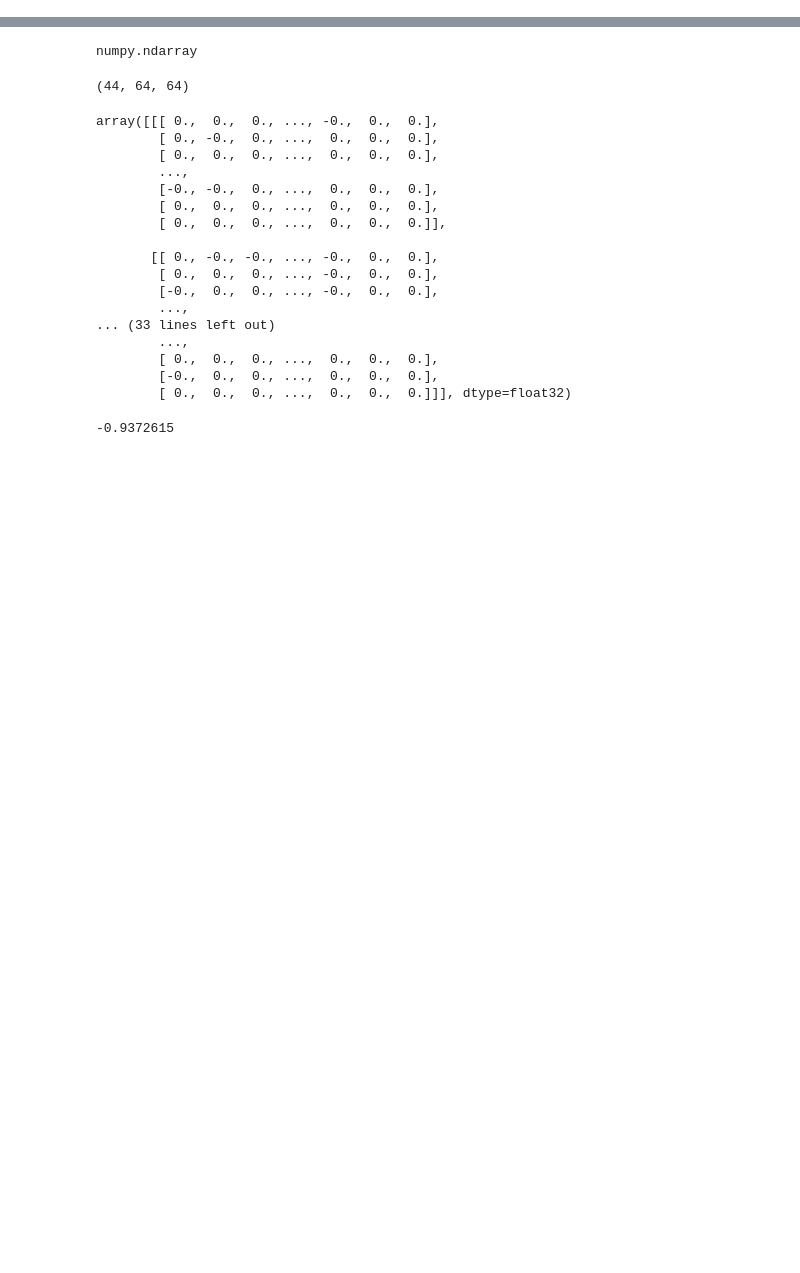
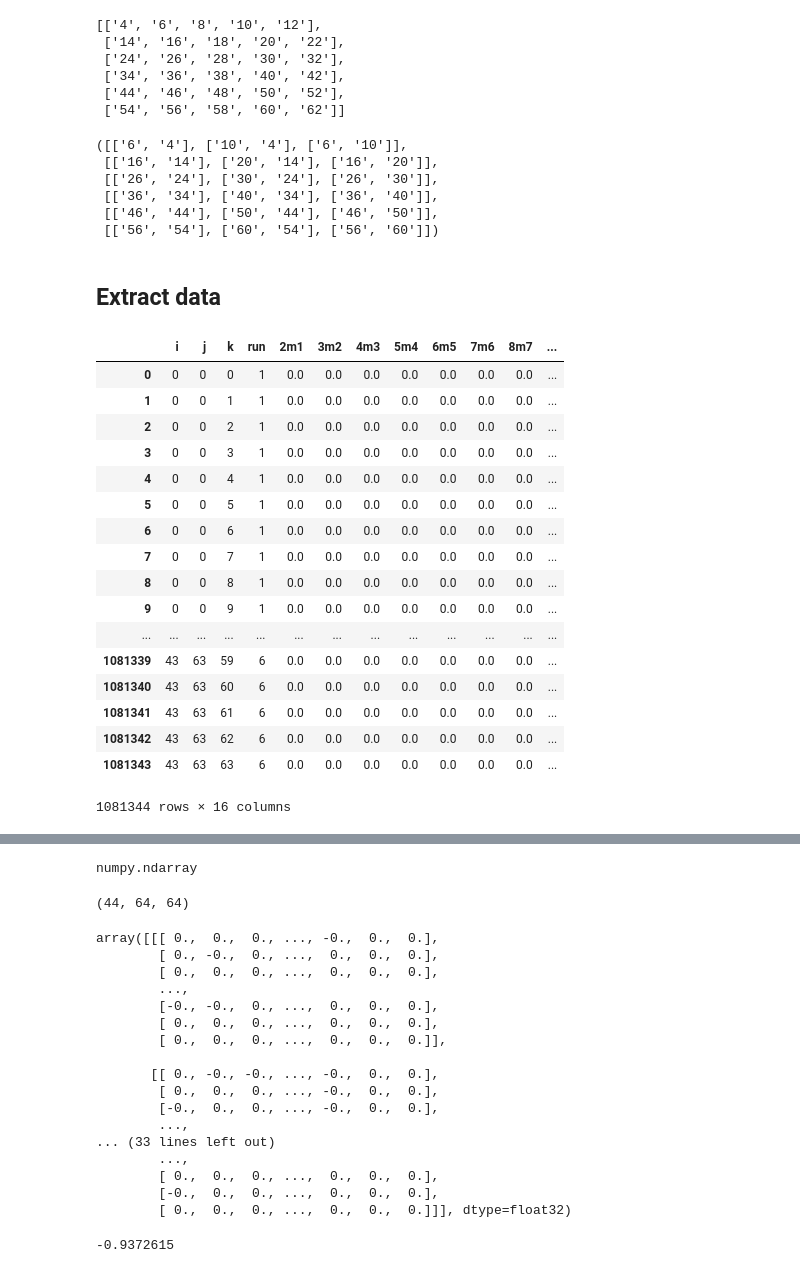
Before and after one commit to chikakoto/tdcs_thesis, a Jupyter notebook: notebooks/0.2_extract_data.ipynb, the cells around one changed output, grey strips where cells are left out. Cells and saved outputs as stored; diff of their text form; code cells hidden in the pictures; blank space fills up the shorter version.

```diff
--- a/notebooks/0.2_extract_data_in-progress.ipynb
+++ b/notebooks/0.2_extract_data.ipynb
@@ -10,0 +26,20 @@ bp = ['6','4'],['10','4'],['6','10']
+# %%
+base_runs
+# %% [output]
+[['4', '6', '8', '10', '12'],
+ ['14', '16', '18', '20', '22'],
+ ['24', '26', '28', '30', '32'],
+ ['34', '36', '38', '40', '42'],
+ ['44', '46', '48', '50', '52'],
+ ['54', '56', '58', '60', '62']]
+# %%
+bp
+# %% [output]
+([['6', '4'], ['10', '4'], ['6', '10']],
+ [['16', '14'], ['20', '14'], ['16', '20']],
+ [['26', '24'], ['30', '24'], ['26', '30']],
+ [['36', '34'], ['40', '34'], ['36', '40']],
+ [['46', '44'], ['50', '44'], ['46', '50']],
+ [['56', '54'], ['60', '54'], ['56', '60']])
+# %% [markdown]
+## Extract data
@@ -10,0 +91,21 @@ bp = ['6','4'],['10','4'],['6','10']
+# %%
+result
+# %% [output]
+|  | i | j | k | run | 2m1 | 3m2 | 4m3 | 5m4 | 6m5 | 7m6 | 8m7 | ... |
+| 0 | 0 | 0 | 0 | 1 | 0.0 | 0.0 | 0.0 | 0.0 | 0.0 | 0.0 | 0.0 | ... |
+| 1 | 0 | 0 | 1 | 1 | 0.0 | 0.0 | 0.0 | 0.0 | 0.0 | 0.0 | 0.0 | ... |
+| 2 | 0 | 0 | 2 | 1 | 0.0 | 0.0 | 0.0 | 0.0 | 0.0 | 0.0 | 0.0 | ... |
+| 3 | 0 | 0 | 3 | 1 | 0.0 | 0.0 | 0.0 | 0.0 | 0.0 | 0.0 | 0.0 | ... |
+| 4 | 0 | 0 | 4 | 1 | 0.0 | 0.0 | 0.0 | 0.0 | 0.0 | 0.0 | 0.0 | ... |
+| 5 | 0 | 0 | 5 | 1 | 0.0 | 0.0 | 0.0 | 0.0 | 0.0 | 0.0 | 0.0 | ... |
+| 6 | 0 | 0 | 6 | 1 | 0.0 | 0.0 | 0.0 | 0.0 | 0.0 | 0.0 | 0.0 | ... |
+| 7 | 0 | 0 | 7 | 1 | 0.0 | 0.0 | 0.0 | 0.0 | 0.0 | 0.0 | 0.0 | ... |
+| 8 | 0 | 0 | 8 | 1 | 0.0 | 0.0 | 0.0 | 0.0 | 0.0 | 0.0 | 0.0 | ... |
+| 9 | 0 | 0 | 9 | 1 | 0.0 | 0.0 | 0.0 | 0.0 | 0.0 | 0.0 | 0.0 | ... |
+| ... | ... | ... | ... | ... | ... | ... | ... | ... | ... | ... | ... | ... |
+| 1081339 | 43 | 63 | 59 | 6 | 0.0 | 0.0 | 0.0 | 0.0 | 0.0 | 0.0 | 0.0 | ... |
+| 1081340 | 43 | 63 | 60 | 6 | 0.0 | 0.0 | 0.0 | 0.0 | 0.0 | 0.0 | 0.0 | ... |
+| 1081341 | 43 | 63 | 61 | 6 | 0.0 | 0.0 | 0.0 | 0.0 | 0.0 | 0.0 | 0.0 | ... |
+| 1081342 | 43 | 63 | 62 | 6 | 0.0 | 0.0 | 0.0 | 0.0 | 0.0 | 0.0 | 0.0 | ... |
+| 1081343 | 43 | 63 | 63 | 6 | 0.0 | 0.0 | 0.0 | 0.0 | 0.0 | 0.0 | 0.0 | ... |
+1081344 rows × 16 columns
```
Also changed, not shown: parts of 16 cells of this notebook, 1 other file.
